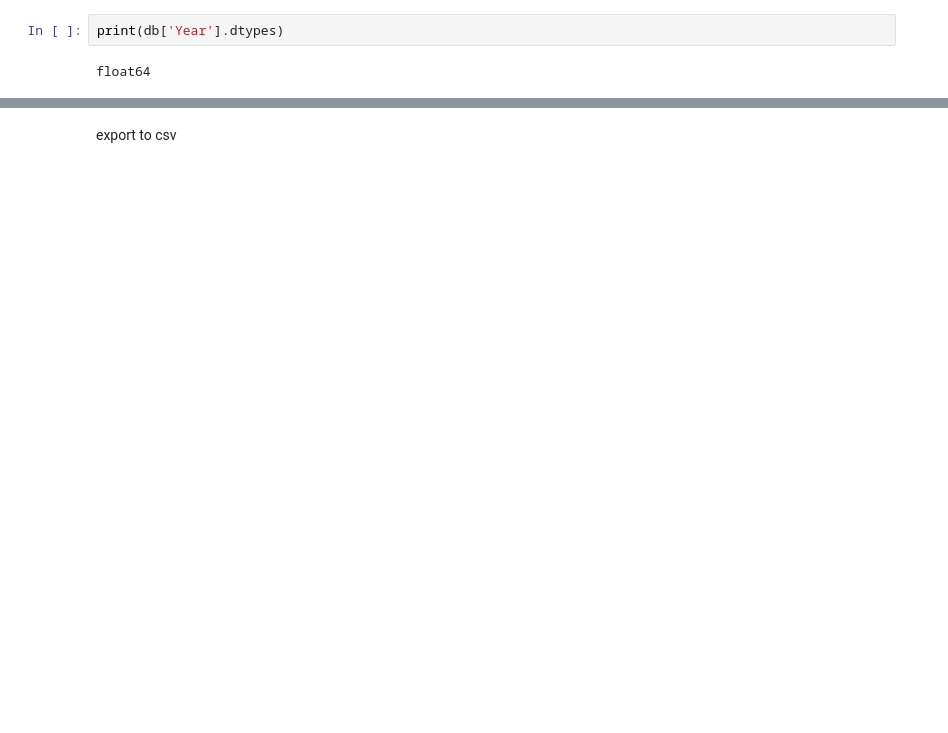
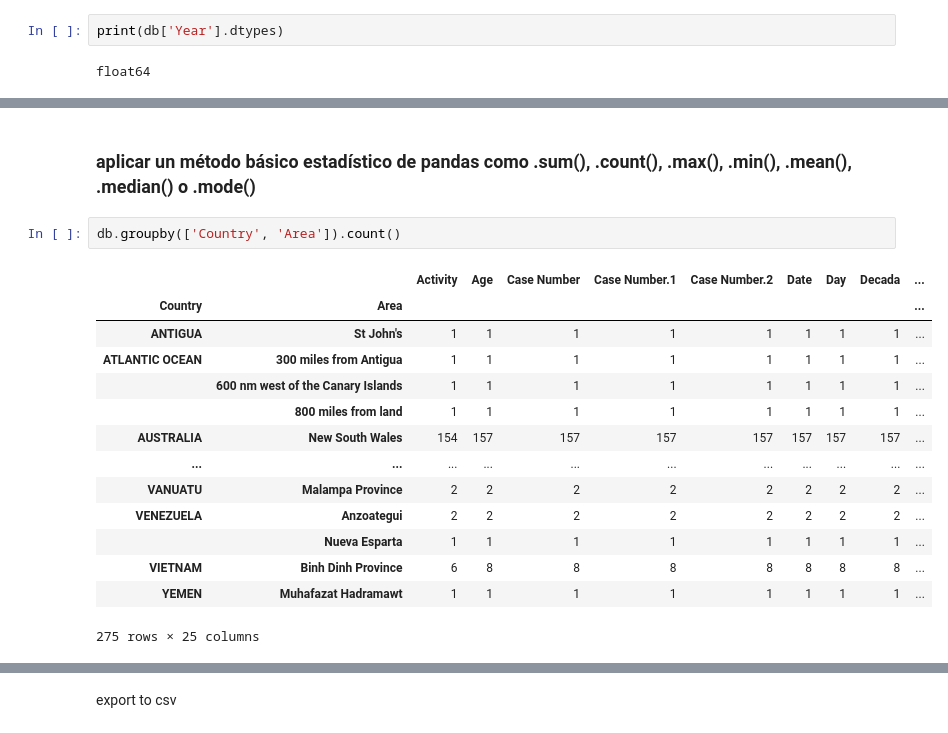
Before and after one commit to Ironhack-Data-Madrid-Febrero-2021/pandas-project, a Jupyter notebook: your-code/Untitled1.ipynb, the cells around one changed output, grey strips where cells are left out. Saved outputs shown, nothing was run; the diff lists cells and outputs as text; blank space fills up the shorter version.

```diff
--- a/your-code/Untitled1.ipynb
+++ b/your-code/Untitled1.ipynb
@@ -757,0 +919,19 @@ sns.catplot(x="Fatal (Y/N)", y="Age", data=db)
+# %% [markdown]
+### aplicar un método básico estadístico de pandas como .sum(), .count(), .max(), .min(), .mean(), .median() o .mode()
+# %%
+db.groupby(['Country', 'Area']).count()
+# %% [output]
+|  |  | Activity | Age | Case Number | Case Number.1 | Case Number.2 | Date | Day | Decada | ... |
+| Country | Area |  |  |  |  |  |  |  |  | ... |
+| ANTIGUA | St John's | 1 | 1 | 1 | 1 | 1 | 1 | 1 | 1 | ... |
+| ATLANTIC OCEAN | 300 miles from Antigua | 1 | 1 | 1 | 1 | 1 | 1 | 1 | 1 | ... |
+|  | 600 nm west of the Canary Islands | 1 | 1 | 1 | 1 | 1 | 1 | 1 | 1 | ... |
+|  | 800 miles from land | 1 | 1 | 1 | 1 | 1 | 1 | 1 | 1 | ... |
+| AUSTRALIA | New South Wales | 154 | 157 | 157 | 157 | 157 | 157 | 157 | 157 | ... |
+| ... | ... | ... | ... | ... | ... | ... | ... | ... | ... | ... |
+| VANUATU | Malampa Province | 2 | 2 | 2 | 2 | 2 | 2 | 2 | 2 | ... |
+| VENEZUELA | Anzoategui | 2 | 2 | 2 | 2 | 2 | 2 | 2 | 2 | ... |
+|  | Nueva Esparta | 1 | 1 | 1 | 1 | 1 | 1 | 1 | 1 | ... |
+| VIETNAM | Binh Dinh Province | 6 | 8 | 8 | 8 | 8 | 8 | 8 | 8 | ... |
+| YEMEN | Muhafazat Hadramawt | 1 | 1 | 1 | 1 | 1 | 1 | 1 | 1 | ... |
+275 rows × 25 columns
```
Also changed, not shown: parts of 56 cells of this notebook, 1 other file.
